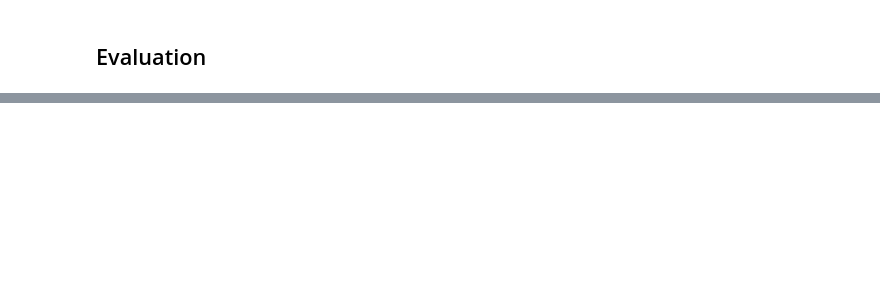
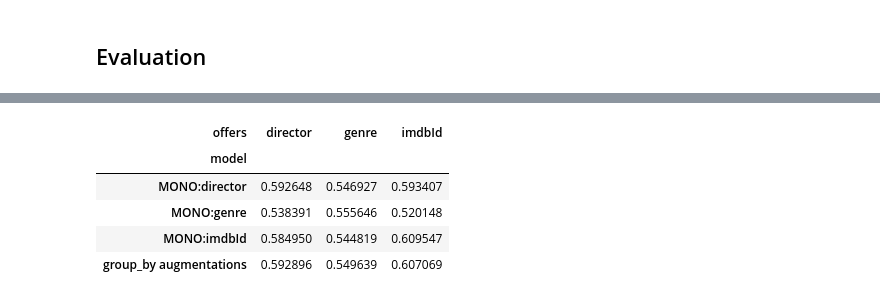
Before and after one commit to tinyclues/group-by-augmentations-model, a Jupyter notebook: training/movielens group by augmentations.ipynb, the cells around one changed output, grey strips where cells are left out. Cells and saved outputs as stored; diff of their text form; code cells hidden in the pictures; blank space fills up the shorter version.

```diff
--- a/training/movielens group by augmentations.ipynb
+++ b/training/movielens group by augmentations.ipynb
@@ -393,7 +385,7 @@ def bi_linear_interaction_model(single_task_feature, name='two_tower_model'):
     # for offer feature we need weights:
     # with dummy weights during training, and the ones used for a feature's averaging at inference time
     inputs[f'{single_task_feature}_weight'] = get_input_layer(f'{single_task_feature}_weight', tf.float32)
-    inputs[feature] = get_input_layer(single_task_feature)
+    inputs[single_task_feature] = get_input_layer(single_task_feature)
     emb_layer = WeightedEmbeddings(vocabulary_sizes[single_task_feature],
                                    EMBEDDING_DIM, name=f'{single_task_feature}_embedding',
                                    embeddings_regularizer=REGULARIZER())
@@ -444,4 +495,4 @@ from utils import prepare_single_task_dataset
 test_datasets = {}
 for task_offer_feature in TASKS:
     test_datasets[task_offer_feature] = \
-        prepare_single_task_dataset(raw_test_ds, 50400, task_offer_feature, offer_features, 'date')
+        prepare_single_task_dataset(datasets['test'], task_offer_feature, offer_features)
@@ -455,6 +509,6 @@ for task_offer_feature in TASKS:
     for model_name in TASKS:
         aucs[task_offer_feature][f'MONO:{model_name}'] = \
             evaluate_model(mono_feature_models[model_name],
-                           task_offer_feature, test_datasets, inverse_lookups, NUMBER_OF_NEGATIVES)
-    aucs[task_offer_feature]['new model'] = \
-            evaluate_model(model, task_offer_feature, test_datasets, inverse_lookups, NUMBER_OF_NEGATIVES)
+                           task_offer_feature, test_datasets, NUMBER_OF_NEGATIVES, inverse_lookups)
+    aucs[task_offer_feature]['group_by augmentations'] = \
+            evaluate_model(eval_model, task_offer_feature, test_datasets, NUMBER_OF_NEGATIVES, inverse_lookups)
@@ -461,8 +518,18 @@ for task_offer_feature in TASKS:
 # %%
+import pandas as pd
 results = pd.DataFrame()
 for task_name in aucs:
     for model_name in aucs[task_name]:
         w_auc = wAUC(aucs[task_name][model_name])
-        results = results.append({'wAUC': w_auc, 'task': task_name, 'model': model_name}, ignore_index=True)
+        results = pd.concat([results,
+                             pd.Series({'wAUC': w_auc, 'offers': task_name, 'model': model_name}).to_frame().T],
+                            ignore_index=True)
 # %%
-pd.pivot_table(results, 'wAUC', 'model', 'task').style.background_gradient(cmap='coolwarm')
+pd.pivot_table(results, 'wAUC', 'model', 'offers').style.background_gradient(cmap='coolwarm')
+# %% [output]
+| offers | director | genre | imdbId |
+| model |  |  |  |
+| MONO:director | 0.592648 | 0.546927 | 0.593407 |
+| MONO:genre | 0.538391 | 0.555646 | 0.520148 |
+| MONO:imdbId | 0.584950 | 0.544819 | 0.609547 |
+| group_by augmentations | 0.592896 | 0.549639 | 0.607069 |
```
Also changed, not shown: parts of 15 cells of this notebook, 4 other files.
